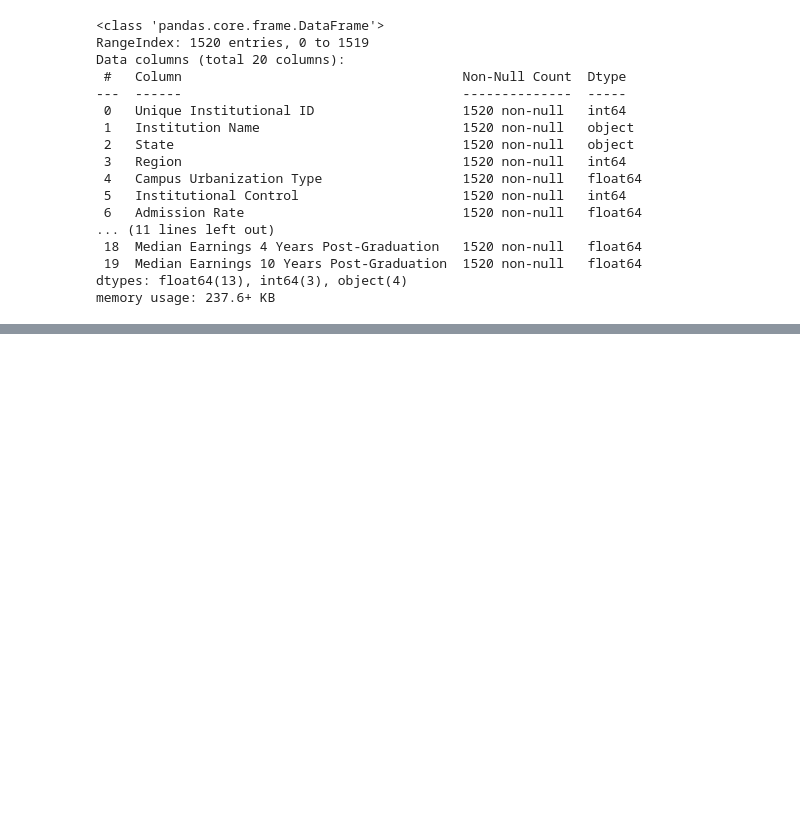
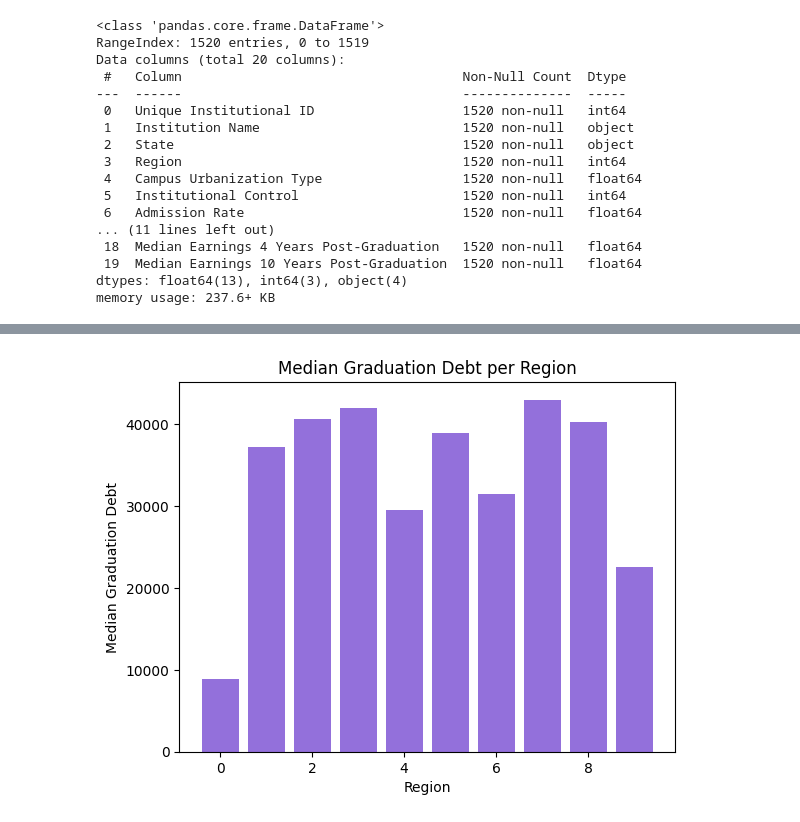
Before and after one commit to mjwillis717-coder/dsrp, a Jupyter notebook: DSRP_Education.ipynb, the cells around one changed output, grey strips where cells are left out. Cells and saved outputs as stored; diff of their text form; code cells hidden in the pictures; blank space fills up the shorter version.

```diff
--- a/DSRP_Education.ipynb
+++ b/DSRP_Education.ipynb
@@ -183,0 +258,10 @@ college_df.head()
+# %%
+x =  college_df['Region']
+y= college_df['Median Graduate Debt']
+plt.bar(x,y, color = 'mediumpurple')
+plt.xlabel('Region')
+plt.ylabel('Median Graduation Debt')
+plt.title('Median Graduation Debt per Region')
+plt.show()
+# %% [output]
+[figure, added]
```
Also changed, not shown: parts of 17 cells of this notebook.
